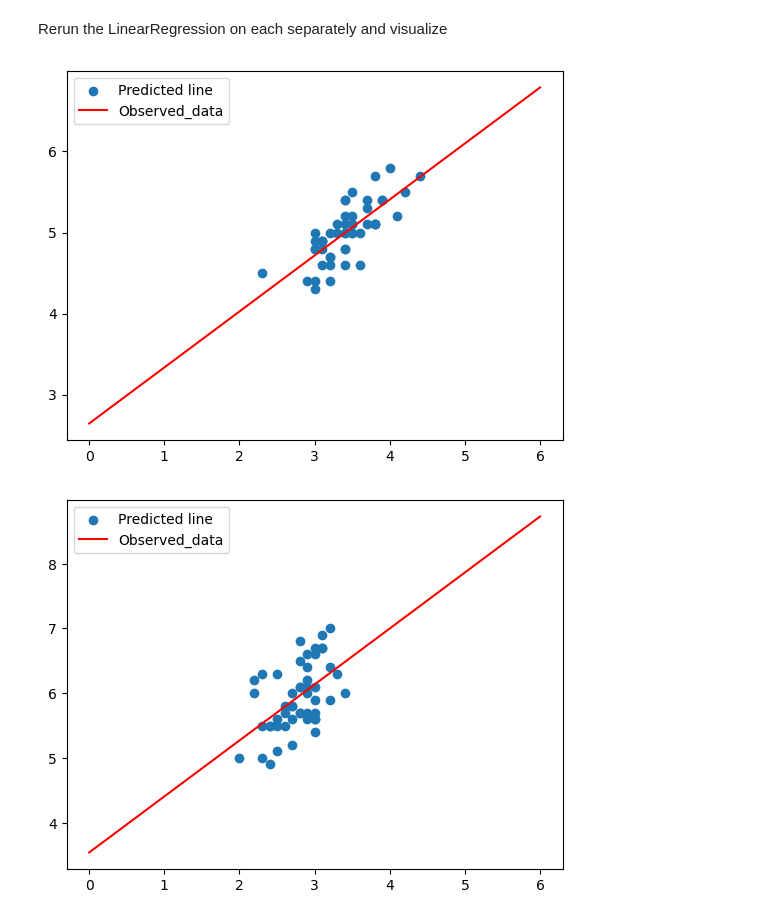
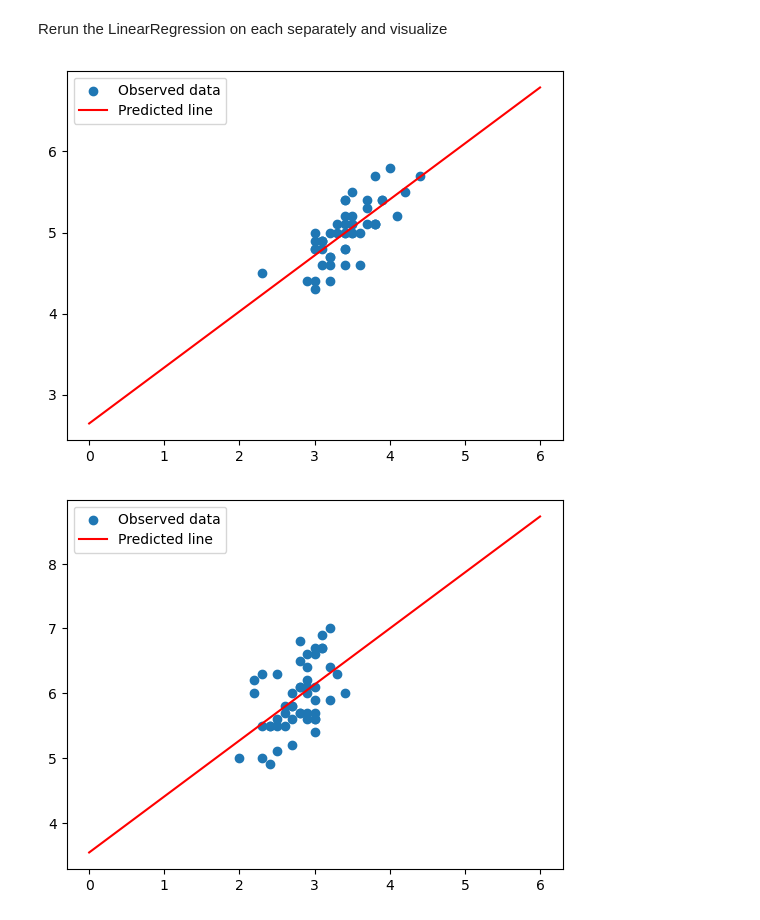
Before and after one commit to nurbujang/myworkw23, a Jupyter notebook: sklearn.ipynb, the cells around one changed output. Cells and saved outputs as stored; diff of their text form; code cells hidden in the pictures.

```diff
--- a/sklearn.ipynb
+++ b/sklearn.ipynb
@@ -693,21 +753,21 @@ Rerun the LinearRegression on each separately and visualize
 # %%
 #setosa:
 sW = setosadf['sepal_width'].to_numpy()
 sL = setosadf['sepal_length'].to_numpy()
 sW = sW.reshape(-1,1)
 sL = sL.reshape(-1,1)
 lr = LinearRegression()
 lr.fit(sW,sL)
 sW_test = np.linspace(0,6)
 sW_testShaped = sW_test.reshape(-1,1)
 sL_testPred = lr.predict(sW_testShaped)
 sW_testShaped = sW_test.reshape(-1,1)
 plt.scatter(sW, sL)
 plt.plot(sW_test, sL_testPred, 'r')
-plt.legend(["Predicted line", "Observed_data"])
+plt.legend(["Observed data", "Predicted line"])
 plt.show()
 # %% [output]
-[figure, old version]
+[figure, new version]
 # %%
 #versicolor:
 sW = versidf['sepal_width'].to_numpy()
@@ -722,10 +782,10 @@ sL_testPred = lr.predict(sW_testShaped)
 sW_testShaped = sW_test.reshape(-1,1)
 plt.scatter(sW, sL)
 plt.plot(sW_test, sL_testPred, 'r')
-plt.legend(["Predicted line", "Observed_data"])
+plt.legend(["Observed data", "Predicted line"])
 plt.show()
 # %% [output]
-[figure, old version]
+[figure, new version]
 # %%
 #virginica:
 sW = virgidf['sepal_width'].to_numpy()
```
Also changed, not shown: parts of 35 cells of this notebook.
